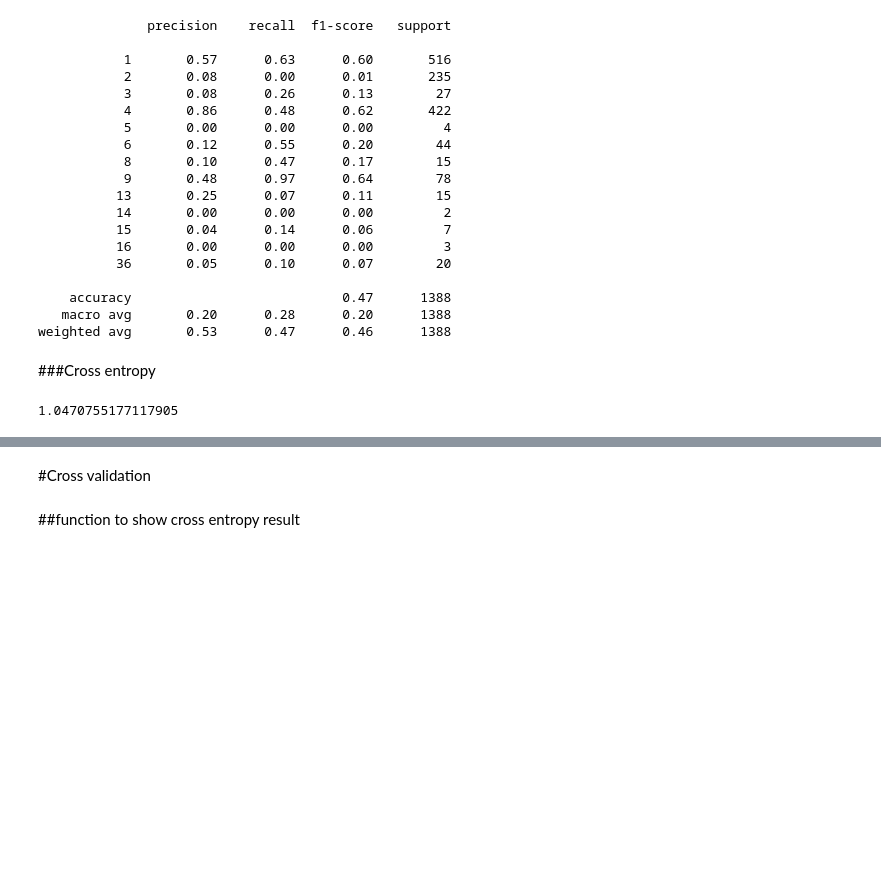
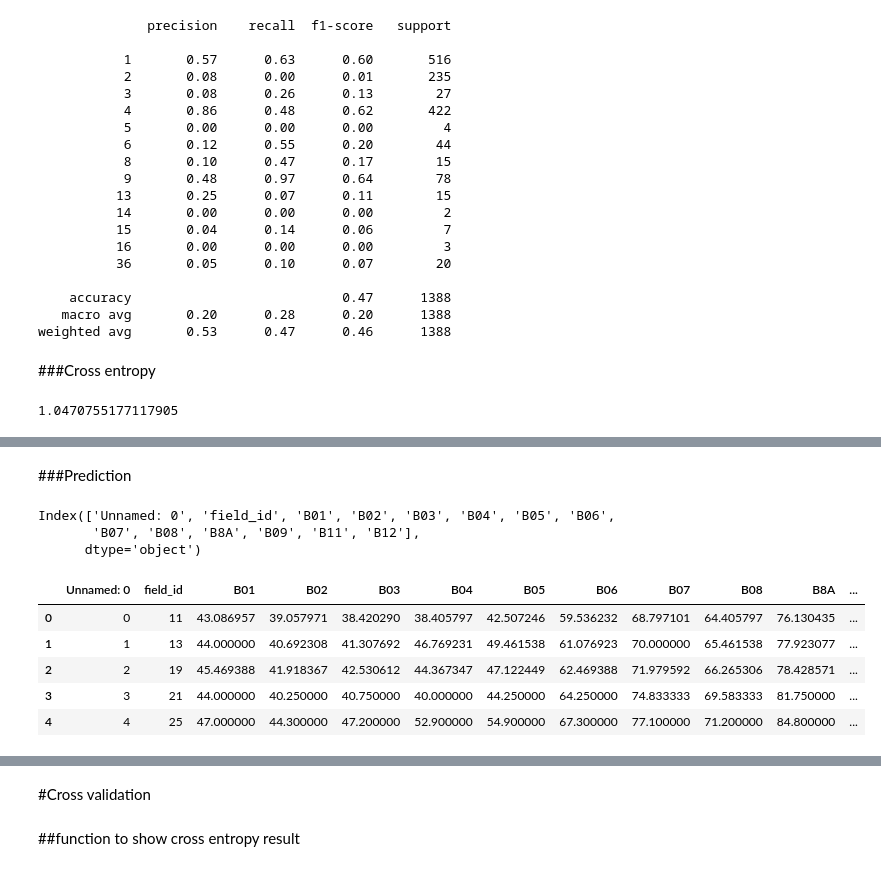
Before and after one commit to Senbonsakurakageyoshi1/AgrifieldNet, a Jupyter notebook: New_agrifield_notebook.ipynb, the cells around one changed output, grey strips where cells are left out. Saved outputs shown, nothing was run; the diff lists cells and outputs as text; code cells hidden in the pictures; blank space fills up the shorter version.

```diff
--- a/New_agrifield_notebook.ipynb
+++ b/New_agrifield_notebook.ipynb
@@ -510,0 +667,2 @@ print(cross_loss_NB)
+# %% [markdown]
+###Prediction
@@ -510,0 +677,17 @@ print(cross_loss_NB)
+# %%
+test_sumbmission_df =  pd.read_csv('./test_data_agrifield.csv')
+# %%
+test_sumbmission_df.columns
+# %% [output]
+Index(['Unnamed: 0', 'field_id', 'B01', 'B02', 'B03', 'B04', 'B05', 'B06',
+       'B07', 'B08', 'B8A', 'B09', 'B11', 'B12'],
+      dtype='object')
+# %%
+test_sumbmission_df.head()
+# %% [output]
+|  | Unnamed: 0 | field_id | B01 | B02 | B03 | B04 | B05 | B06 | B07 | B08 | B8A | ... |
+| 0 | 0 | 11 | 43.086957 | 39.057971 | 38.420290 | 38.405797 | 42.507246 | 59.536232 | 68.797101 | 64.405797 | 76.130435 | ... |
+| 1 | 1 | 13 | 44.000000 | 40.692308 | 41.307692 | 46.769231 | 49.461538 | 61.076923 | 70.000000 | 65.461538 | 77.923077 | ... |
+| 2 | 2 | 19 | 45.469388 | 41.918367 | 42.530612 | 44.367347 | 47.122449 | 62.469388 | 71.979592 | 66.265306 | 78.428571 | ... |
+| 3 | 3 | 21 | 44.000000 | 40.250000 | 40.750000 | 40.000000 | 44.250000 | 64.250000 | 74.833333 | 69.583333 | 81.750000 | ... |
+| 4 | 4 | 25 | 47.000000 | 44.300000 | 47.200000 | 52.900000 | 54.900000 | 67.300000 | 77.100000 | 71.200000 | 84.800000 | ... |
```
Also changed, not shown: parts of 54 cells of this notebook.
